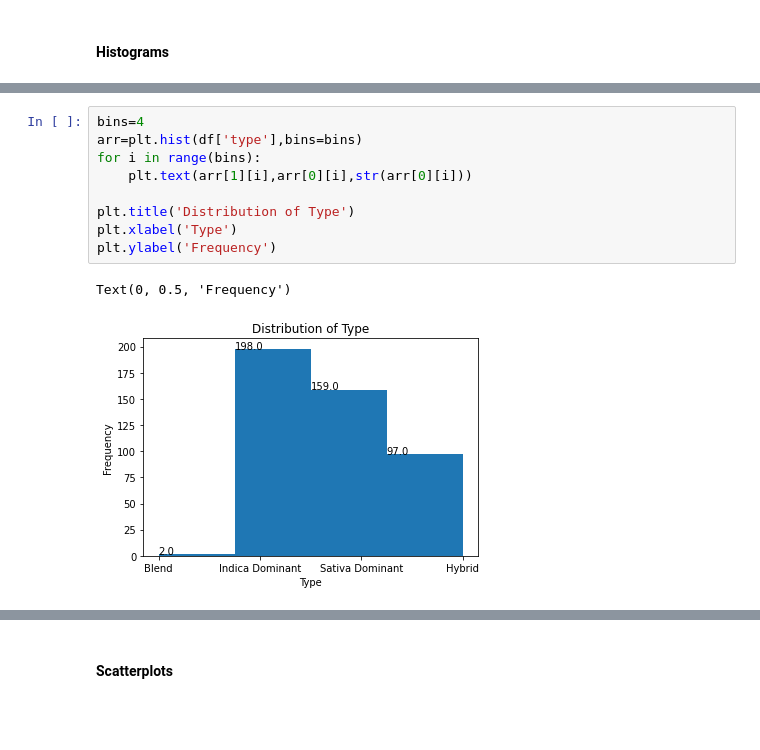
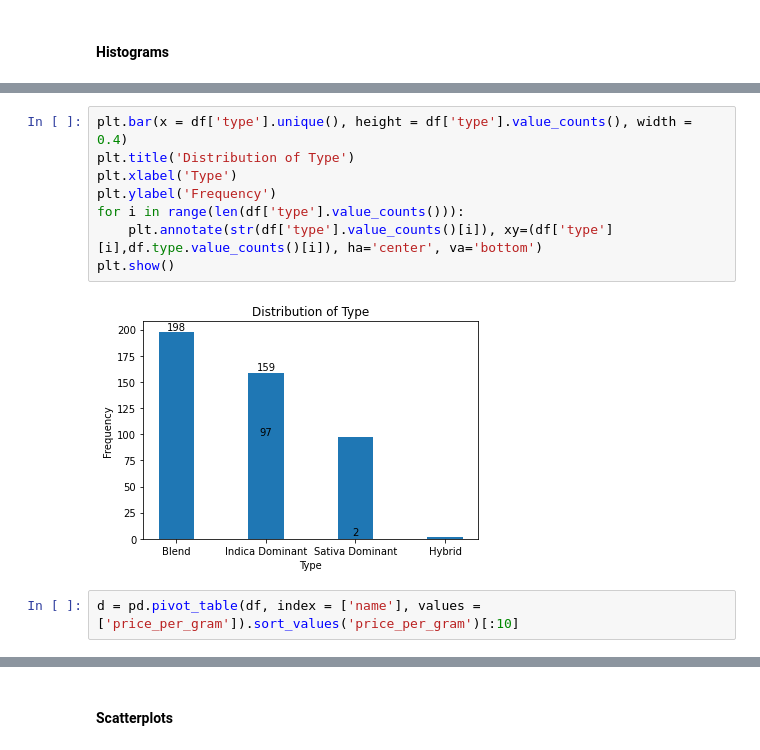
Before and after one commit to jordanchow1/ocs_strains, a Jupyter notebook: data_exploration.ipynb, the cells around one changed output, grey strips where cells are left out. Cells and saved outputs as stored; diff of their text form; blank space fills up the shorter version.

```diff
--- a/data_exploration.ipynb
+++ b/data_exploration.ipynb
@@ -67,12 +100,12 @@ Text(0, 0.5, 'Frequency')
-# %%
-bins=4
-arr=plt.hist(df['type'],bins=bins)
-for i in range(bins):
-    plt.text(arr[1][i],arr[0][i],str(arr[0][i]))
-
-plt.title('Distribution of Type')
-plt.xlabel('Type')
-plt.ylabel('Frequency')
-# %% [output]
-Text(0, 0.5, 'Frequency')
-[figure, removed]
+# %%
+plt.bar(x = df['type'].unique(), height = df['type'].value_counts(), width = 0.4)
+plt.title('Distribution of Type')
+plt.xlabel('Type')
+plt.ylabel('Frequency')
+for i in range(len(df['type'].value_counts())):
+    plt.annotate(str(df['type'].value_counts()[i]), xy=(df['type'][i],df.type.value_counts()[i]), ha='center', va='bottom')
+plt.show()
+# %% [output]
+[figure, added]
+# %%
+d = pd.pivot_table(df, index = ['name'], values = ['price_per_gram']).sort_values('price_per_gram')[:10]
```
Also changed, not shown: parts of 42 cells of this notebook, 2 other files.
